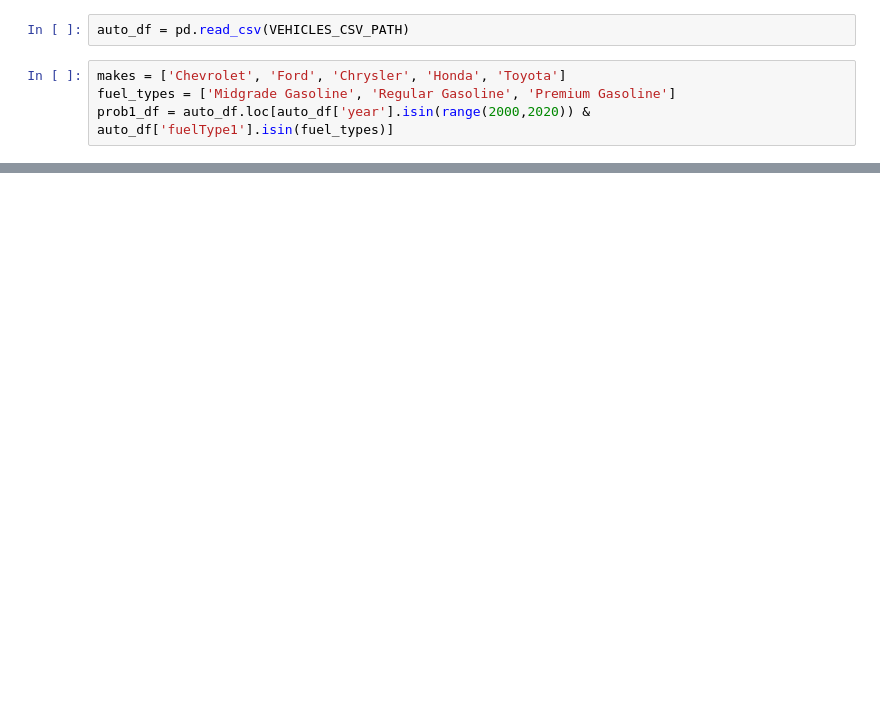
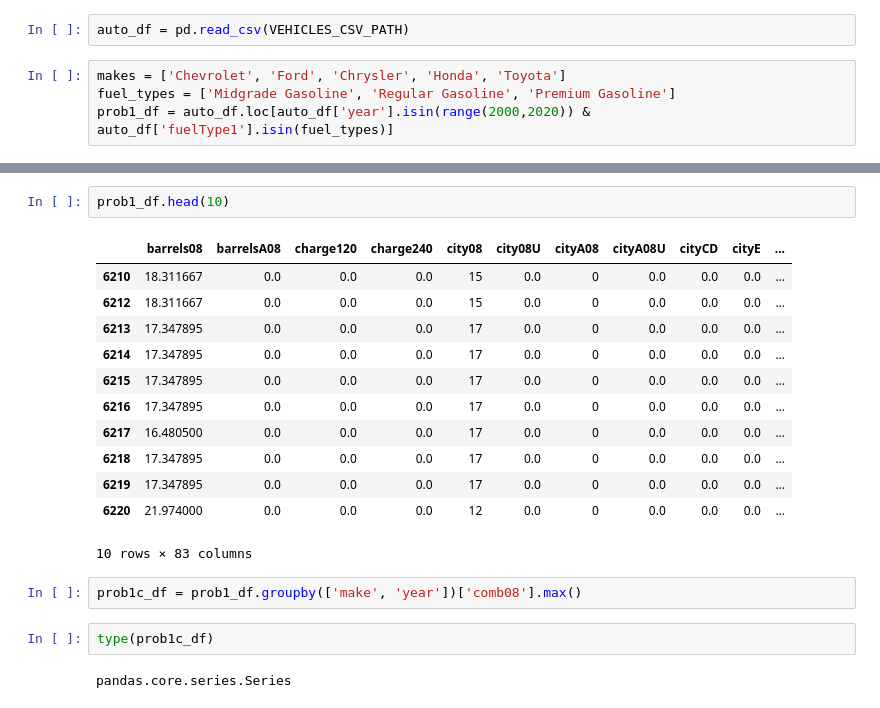
Before and after one commit to mnvsngv/cs696-bigdata, a Jupyter notebook: Assignment 2/Assignment 2.ipynb, the cells around one changed output, grey strips where cells are left out. Cells and saved outputs as stored; diff of their text form; blank space fills up the shorter version.

```diff
--- a/Assignment 2/Assignment 2.ipynb
+++ b/Assignment 2/Assignment 2.ipynb
@@ -27,0 +40,21 @@ for make in makes:
+# %%
+prob1_df.head(10)
+# %% [output]
+|  | barrels08 | barrelsA08 | charge120 | charge240 | city08 | city08U | cityA08 | cityA08U | cityCD | cityE | ... |
+| 6210 | 18.311667 | 0.0 | 0.0 | 0.0 | 15 | 0.0 | 0 | 0.0 | 0.0 | 0.0 | ... |
+| 6212 | 18.311667 | 0.0 | 0.0 | 0.0 | 15 | 0.0 | 0 | 0.0 | 0.0 | 0.0 | ... |
+| 6213 | 17.347895 | 0.0 | 0.0 | 0.0 | 17 | 0.0 | 0 | 0.0 | 0.0 | 0.0 | ... |
+| 6214 | 17.347895 | 0.0 | 0.0 | 0.0 | 17 | 0.0 | 0 | 0.0 | 0.0 | 0.0 | ... |
+| 6215 | 17.347895 | 0.0 | 0.0 | 0.0 | 17 | 0.0 | 0 | 0.0 | 0.0 | 0.0 | ... |
+| 6216 | 17.347895 | 0.0 | 0.0 | 0.0 | 17 | 0.0 | 0 | 0.0 | 0.0 | 0.0 | ... |
+| 6217 | 16.480500 | 0.0 | 0.0 | 0.0 | 17 | 0.0 | 0 | 0.0 | 0.0 | 0.0 | ... |
+| 6218 | 17.347895 | 0.0 | 0.0 | 0.0 | 17 | 0.0 | 0 | 0.0 | 0.0 | 0.0 | ... |
+| 6219 | 17.347895 | 0.0 | 0.0 | 0.0 | 17 | 0.0 | 0 | 0.0 | 0.0 | 0.0 | ... |
+| 6220 | 21.974000 | 0.0 | 0.0 | 0.0 | 12 | 0.0 | 0 | 0.0 | 0.0 | 0.0 | ... |
+10 rows × 83 columns
+# %%
+prob1c_df = prob1_df.groupby(['make', 'year'])['comb08'].max()
+# %%
+type(prob1c_df)
+# %% [output]
+pandas.core.series.Series
```
Also changed, not shown: parts of 7 cells of this notebook.
